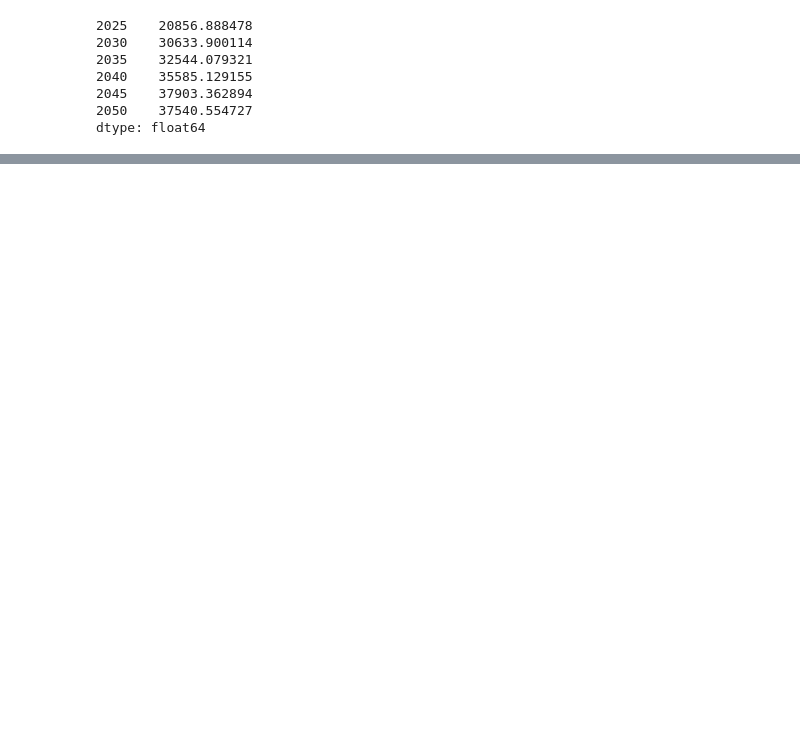
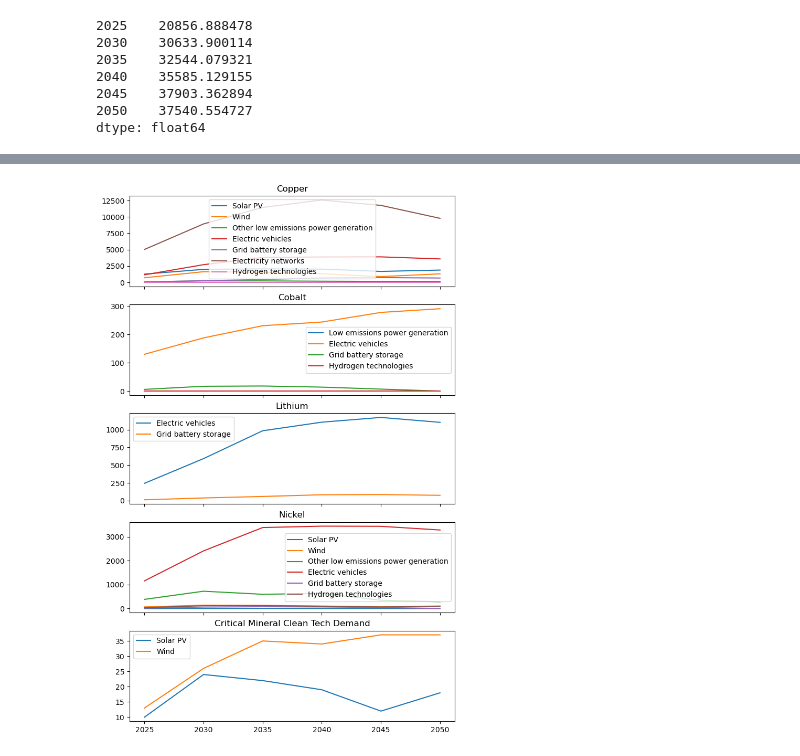
Before and after one commit to andrewbowen19/storiesDATA608, a Jupyter notebook: _build/jupyter_execute/story7.ipynb, the cells around one changed output, grey strips where cells are left out. Cells and saved outputs as stored; diff of their text form; code cells hidden in the pictures; blank space fills up the shorter version.

```diff
--- a/_build/jupyter_execute/story7.ipynb
+++ b/_build/jupyter_execute/story7.ipynb
@@ -195,0 +196,47 @@ plt.legend(title="Projected CLean Tech Mineral Demand for...")
+# %%
+# Cleaning up columns
+year_cols = ["2025", "2030", "2035", "2040", "2045", "2050"]
+key_demand_stated = key_mineral_demand[['2022', "mineral"] + year_cols]
+
+
+# Get pledged and Net-Zero dataframes: clean up column names
+key_demand_pledges = key_mineral_demand[['mineral'] + [f"{c}.1" for c in year_cols]]
+key_demand_pledges.columns = [c.replace(".1", "") for c in key_demand_pledges.columns]
+
+key_demand_net_zero = key_mineral_demand[['mineral'] + [f"{c}.2" for c in year_cols]]
+key_demand_net_zero.columns = [c.replace(".2", "") for c in key_demand_net_zero.columns]
+# %%
+minerals = key_mineral_demand.mineral.unique()
+cols = ["Solar PV", "Wind", "Other low emissions power generation",
+        "Electric vehicles", "Grid battery storage",
+        "Electricity networks", "Hydrogen technologies"]
+# %%
+# Plot key mineral demand by clean technology
+# TODO: enforce consistent legend across panels
+f, axes = plt.subplots(len(minerals), 1, figsize=(8, 13), sharex=True)
+lines = []
+# Create an empty list to store legend handles and labels
+legend_handles = []
+for i, mineral in enumerate(minerals):
+    ax = axes[i]
+    # mineral = minerals[i]
+    dat = key_demand_net_zero.loc[key_demand_net_zero.mineral == mineral]
+    dat = dat.drop("mineral", axis=1).T
+
+    # Plot the data and store the line handle for the legend
+    dat.plot(ax=ax)
+
+    # Set title for each subplot
+    ax.set_title(mineral)
+
+    if i == 0:
+        legend = ax.get_legend_handles_labels()
+
+# Add a legend to the last subplot
+plt.legend(cols)
+plt.title("Critical Mineral Clean Tech Demand")
+
+# Show the plot
+plt.show()
+# %% [output]
+[figure, added]
```
Also changed, not shown: parts of 8 cells of this notebook, 11 other files.
